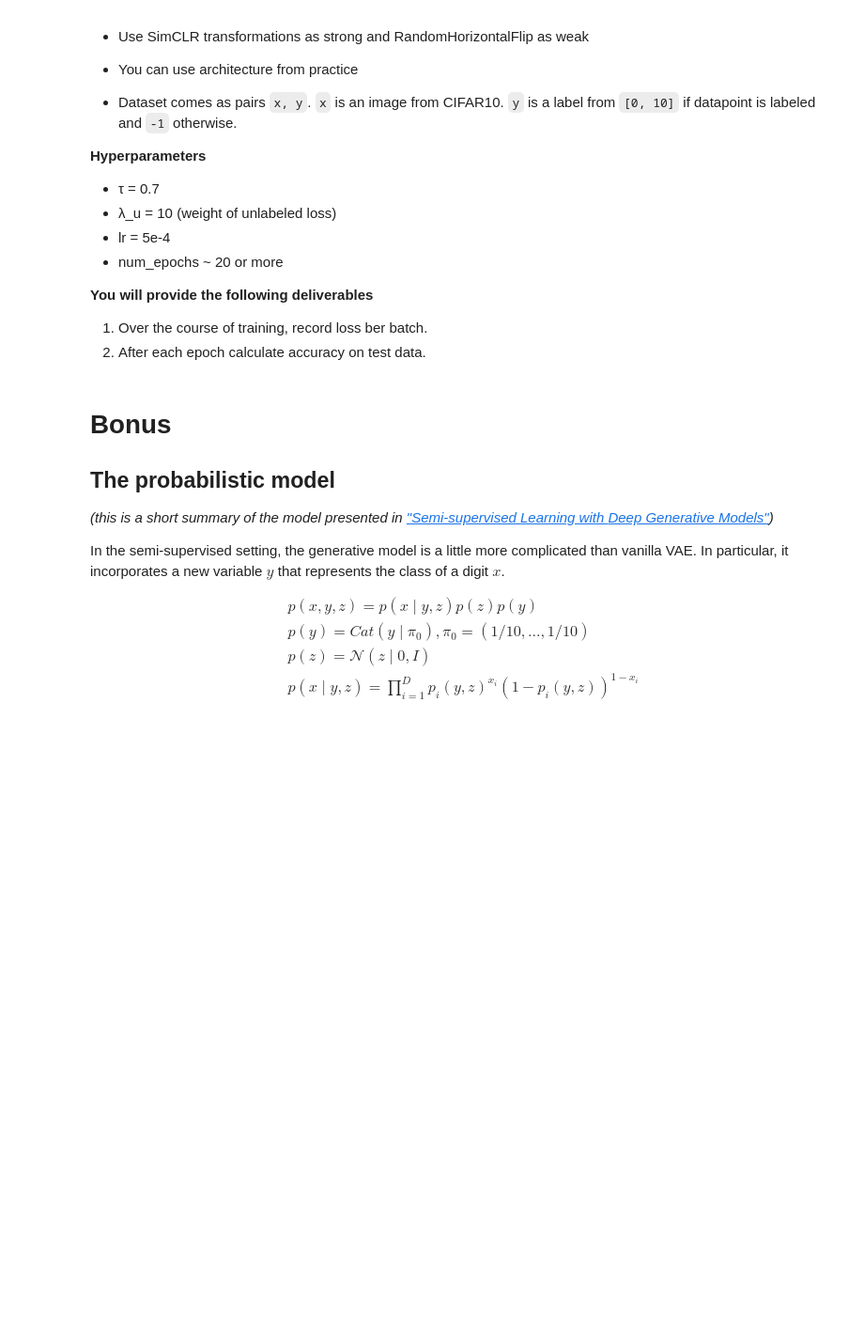
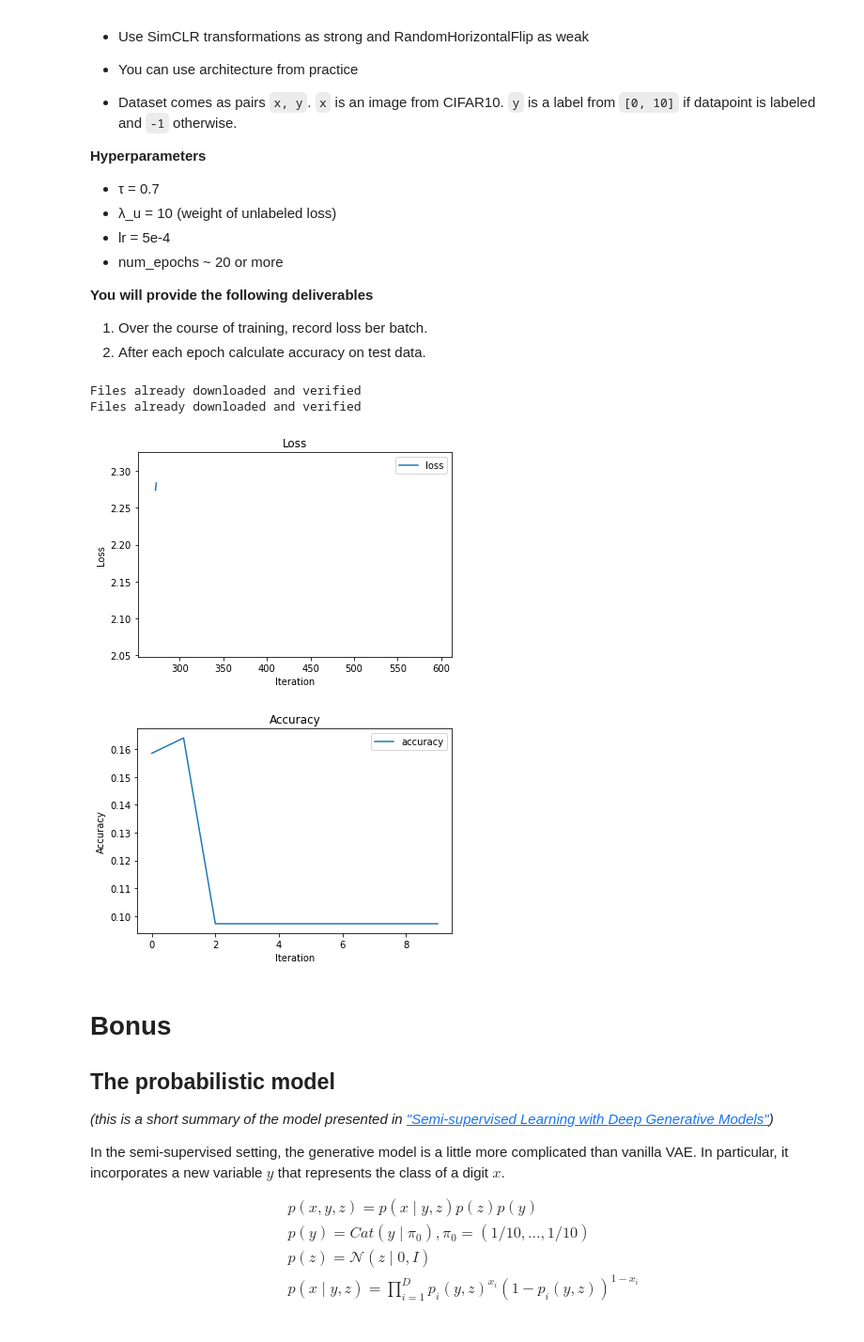
Before and after one commit to daevsikova/dul_2021, a Jupyter notebook: Homework/hw12/Homework12_semisupervised.ipynb, the cells around one changed output. Shown at 94% size. Drawn from its saved outputs; the diff is of its cells as text; code cells hidden in the pictures; blank space fills up the shorter version.

```diff
--- a/Homework/hw12/Homework12_semisupervised.ipynb
+++ b/Homework/hw12/Homework12_semisupervised.ipynb
@@ -254,13 +254,14 @@ class FixMatch(nn.Module):
 
     def loss(self, x, y):
         mask = (y != -1)
-        y_pred_strong = self.model(self.strong(x[mask]))
-        strong_aug_loss = F.cross_entropy(y_pred_strong, y[mask])
+        y_pred_strong = self.model(self.strong(x))
+        strong_aug_loss = F.cross_entropy(y_pred_strong[mask], y[mask])
 
         y_pred_weak = self.model(self.weak(x[~mask]))
-        values, labels = torch.max(y_pred_weak, dim=1)
+        y_pred_weak = F.softmax(y_pred_weak, dim=-1)
+        values, labels = torch.max(y_pred_weak, dim=-1)
         mask_tau = (values > self.tau)
-        weak_aug_loss = F.cross_entropy(y_pred_strong[mask_tau], labels[mask_tau])
+        weak_aug_loss = F.cross_entropy(y_pred_strong[~mask][mask_tau], labels[mask_tau])
 
         return strong_aug_loss + 1 / self.mu * weak_aug_loss
 # %%
@@ -272,8 +273,18 @@ def q2(train_data, test_data):
     - a (# of training iterations, ) numpy array  losses on each iteration
     - a (# of training epochs, ) numpy array accuracies on each epoch
     """
+    model = FixMatch()
+    model.to(device)
+
+    losses, accs = train(model, train_data, test_data, epochs=10, lr=5e-4)
+    return losses, accs
 # %%
-q_results(q2)
+q12_results(q2)
+# %% [output]
+Files already downloaded and verified
+Files already downloaded and verified
+[figure, added]
+[figure, added]
 # %% [markdown]
 # Bonus
 
```
